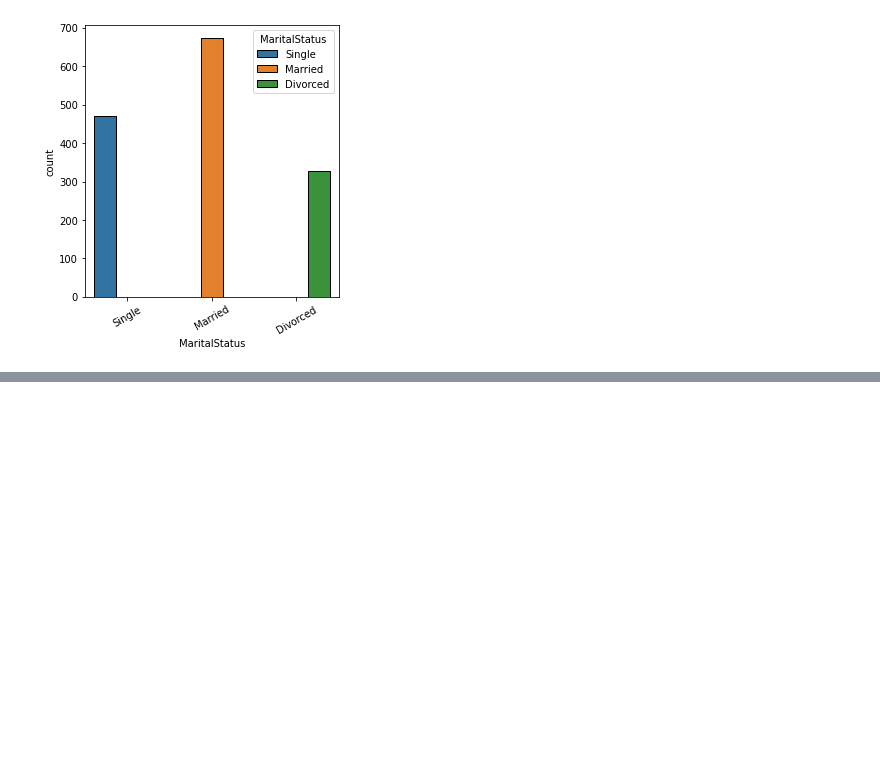
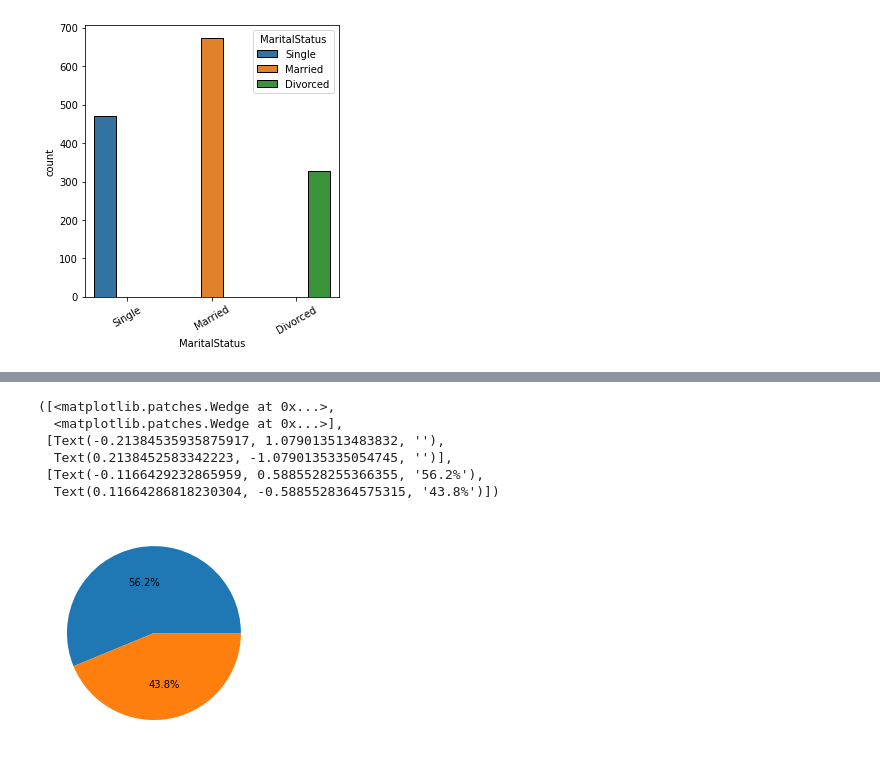
Before and after one commit to Shambhurajdesai/Data-analysis, a Jupyter notebook: Employee_Attrition.ipynb, the cells around one changed output, grey strips where cells are left out. Cells and saved outputs as stored; diff of their text form; code cells hidden in the pictures; blank space fills up the shorter version.

```diff
--- a/Employee_Attrition.ipynb
+++ b/Employee_Attrition.ipynb
@@ -283,0 +348,14 @@ ValueError: ignored
+# %%
+data_of_income = df[df['MonthlyIncome']>10000]['Gender'].value_counts()
+# %%
+plt.figure(figsize=(10,4))
+plt.subplot(1,2,2)
+plt.pie(data_of_income,autopct='%0.01f%%',textprops={'fontsize':10})
+# %% [output]
+([<matplotlib.patches.Wedge at 0x...>,
+  <matplotlib.patches.Wedge at 0x...>],
+ [Text(-0.21384535935875917, 1.079013513483832, ''),
+  Text(0.2138452583342223, -1.0790135335054745, '')],
+ [Text(-0.1166429232865959, 0.5885528255366355, '56.2%'),
+  Text(0.11664286818230304, -0.5885528364575315, '43.8%')])
+[figure, added]
```
Also changed, not shown: parts of 9 cells of this notebook.
